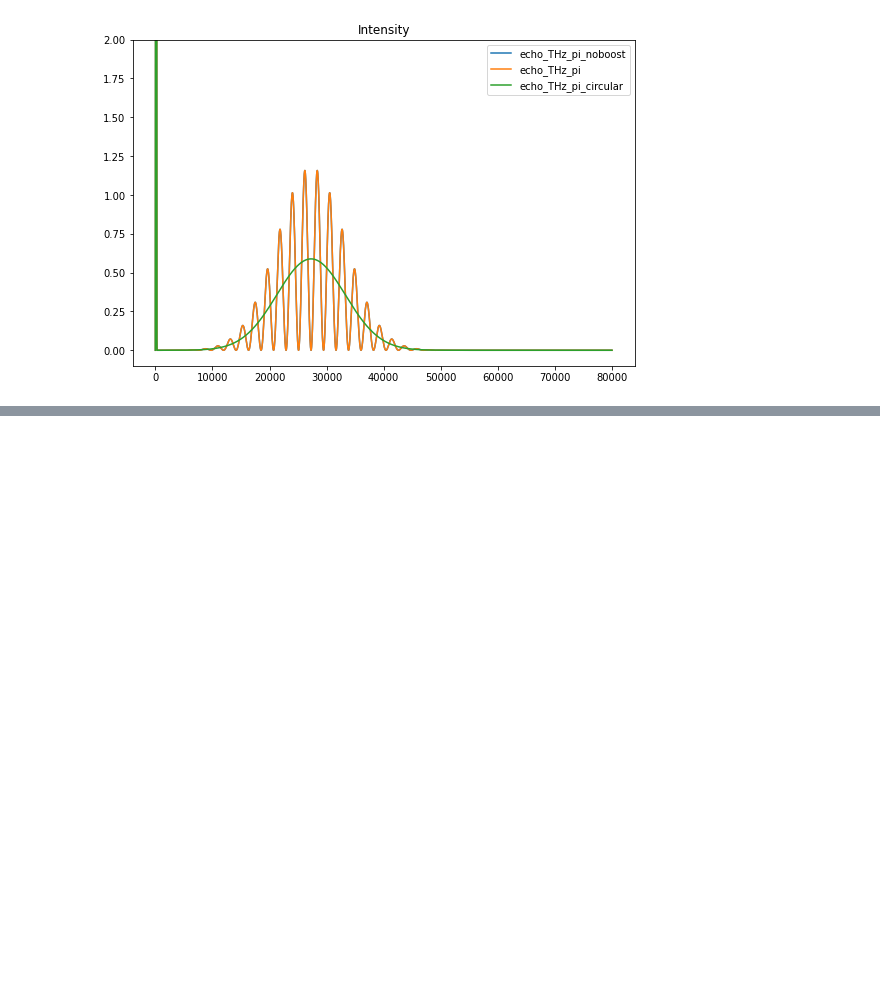
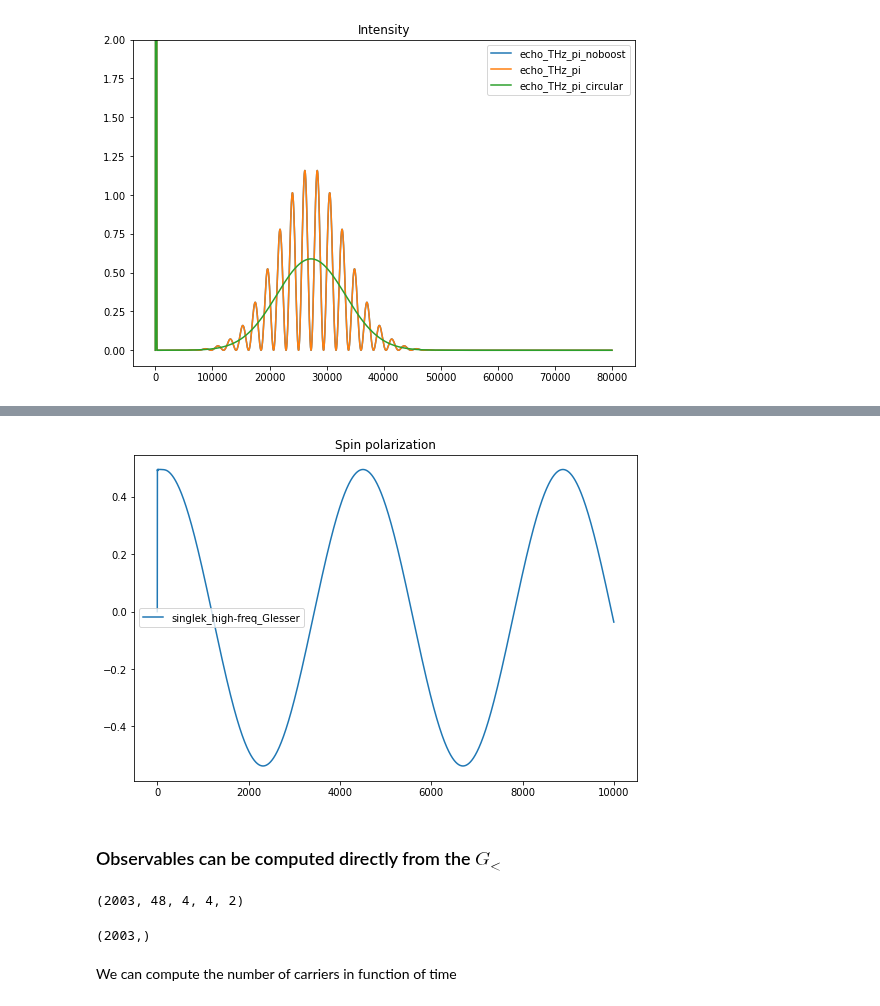
Before and after one commit to marcodalessandro76/Echo_mechanisms_decay_time_optical_orientation, a Jupyter notebook: SPIN_ECHO/RT_Calculations.ipynb, the cells around one changed output, grey strips where cells are left out. Cells and saved outputs as stored; diff of their text form; code cells hidden in the pictures; blank space fills up the shorter version.

```diff
--- a/SPIN_ECHO/RT_Calculations.ipynb
+++ b/SPIN_ECHO/RT_Calculations.ipynb
@@ -566,0 +583,13 @@ The norm is one only for dip_spin in the conduction sector, why?
+# %%
+plt.figure(figsize=(9,6))
+for ind,r in results.items():
+    t = r.data['spin_magnetization']['time']
+    pz = r.data['spin_magnetization']['Mc_z']
+    plt.plot(t,pz,label=D.name_from_id(study.ids[ind]))
+    plt.title('Spin polarization')
+    plt.legend()
+    #plt.show()
+# %% [output]
+[figure, added]
+# %% [markdown]
+### Observables can be computed directly from the $G_<$
@@ -566,0 +600,4 @@ The norm is one only for dip_spin in the conduction sector, why?
+# %%
+dg.shape
+# %% [output]
+(2003, 48, 4, 4, 2)
@@ -566,0 +607,7 @@ The norm is one only for dip_spin in the conduction sector, why?
+# %%
+tmax = 1e4
+tstep = tmax/(ntimes-1)
+time = np.array([tstep*ind for ind in range(ntimes)])
+time.shape
+# %% [output]
+(2003,)
@@ -566,0 +617,2 @@ The norm is one only for dip_spin in the conduction sector, why?
+# %% [markdown]
+We can compute the number of carriers in function of time
```
Also changed, not shown: parts of 89 cells of this notebook, 1 other file.
